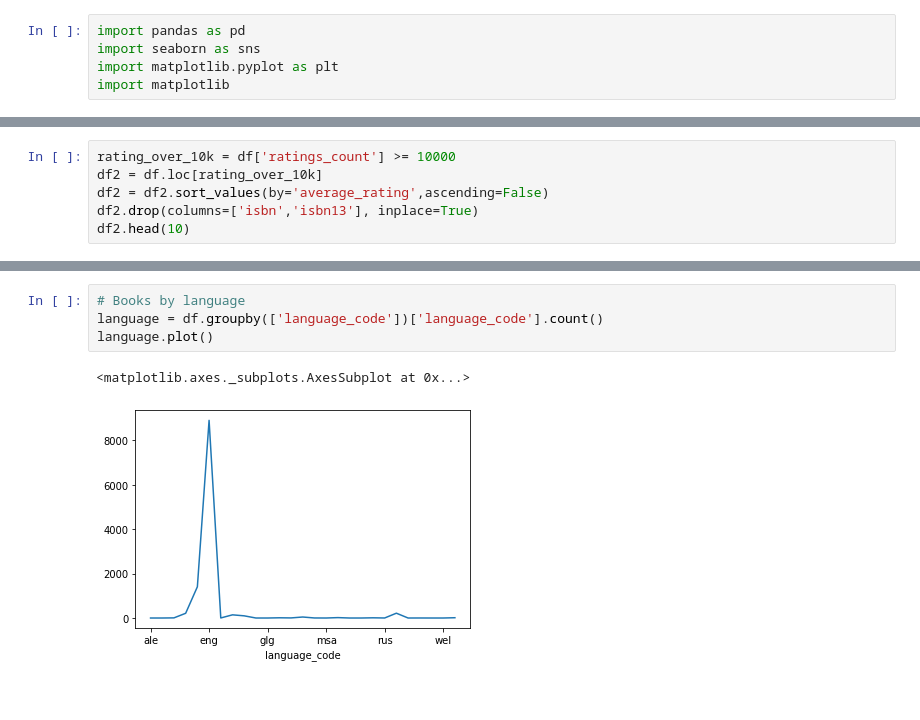
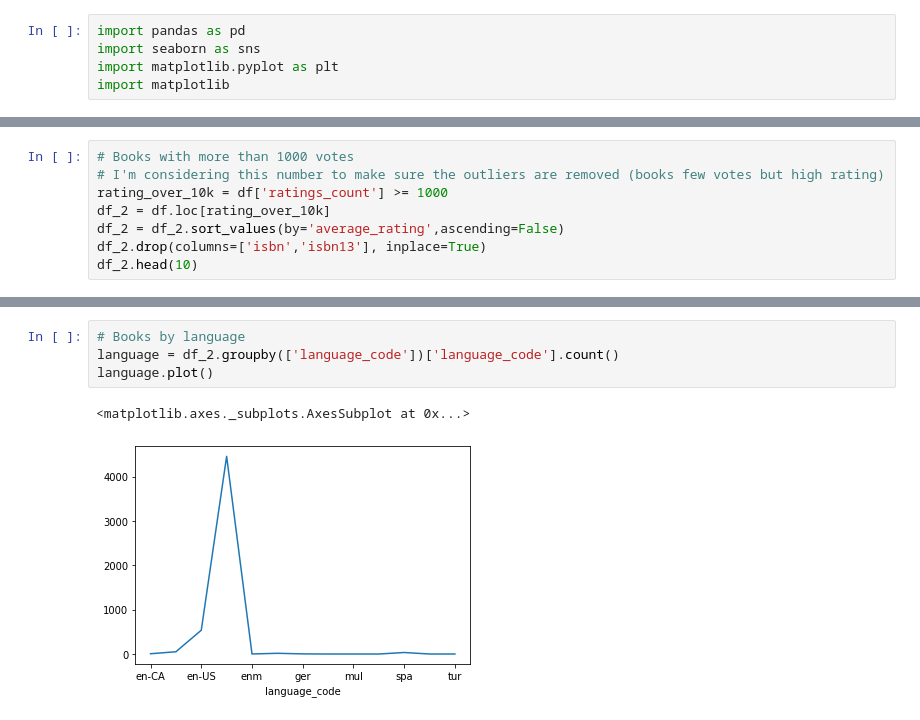
Before and after one commit to ViniciusRaphael/Best_books_from_GoodReads, a Jupyter notebook: Livros.ipynb, the cells around one changed output, grey strips where cells are left out. Drawn from its saved outputs; the diff is of its cells as text.

Commit message:
Adding charts

```diff
--- a/Livros.ipynb
+++ b/Livros.ipynb
@@ -16,9 +75,11 @@ NameError: ignored
 # %%
-rating_over_10k = df['ratings_count'] >= 10000
-df2 = df.loc[rating_over_10k]
-df2 = df2.sort_values(by='average_rating',ascending=False)
-df2.drop(columns=['isbn','isbn13'], inplace=True)
-df2.head(10)
+# Books with more than 1000 votes
+# I'm considering this number to make sure the outliers are removed (books few votes but high rating)
+rating_over_10k = df['ratings_count'] >= 1000
+df_2 = df.loc[rating_over_10k]
+df_2 = df_2.sort_values(by='average_rating',ascending=False)
+df_2.drop(columns=['isbn','isbn13'], inplace=True)
+df_2.head(10)
 # %% [output]
 |  | bookID | title | authors | average_rating | language_code | num_pages | ratings_count | ... |
 | 6587 | 24812 | The Complete Calvin and Hobbes | Bill Watterson | 4.82 | eng | 1456 | 32213 | ... |
@@ -60,7 +130,7 @@ most_reviewed
 # %%
 # Books by language
-language = df.groupby(['language_code'])['language_code'].count()
+language = df_2.groupby(['language_code'])['language_code'].count()
 language.plot()
 # %% [output]
 <matplotlib.axes._subplots.AxesSubplot at 0x...>
-[figure, old version]
+[figure, new version]
```
Also changed, not shown: parts of 15 cells of this notebook, 1 other file.
